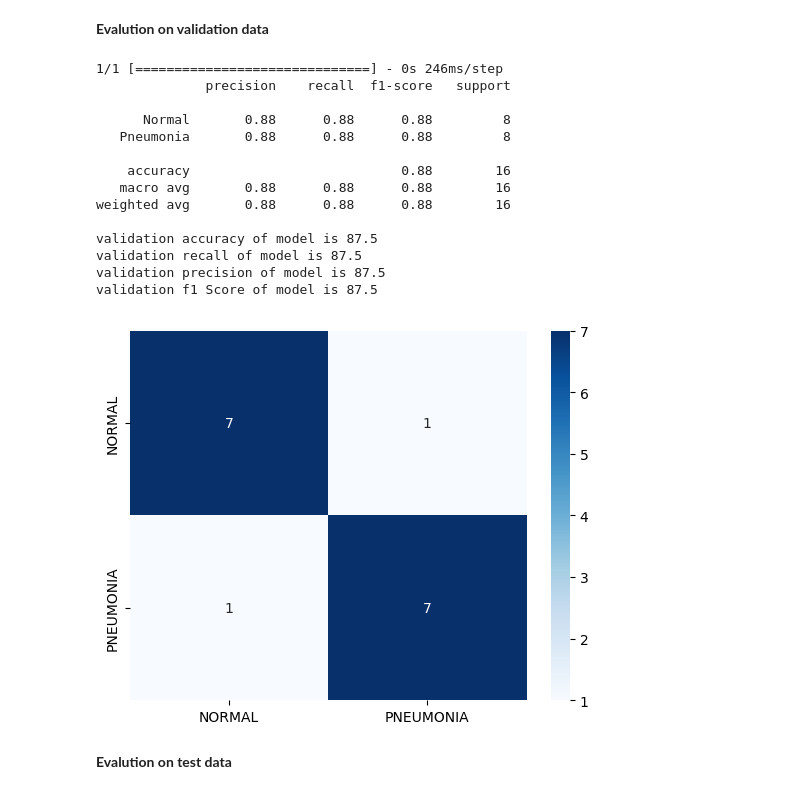
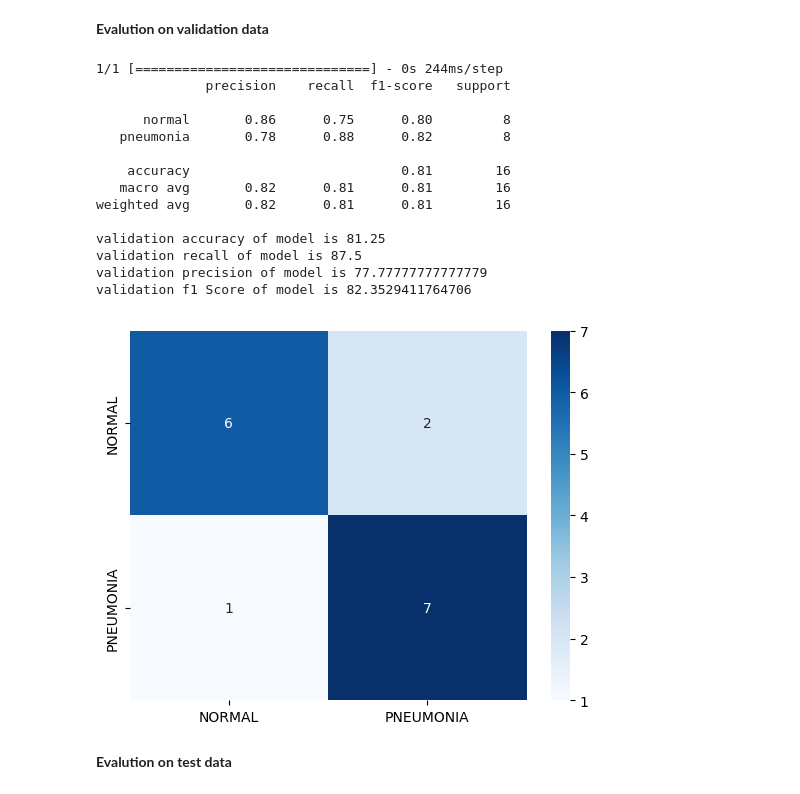
Before and after one commit to dagbelese/ETH-ML4H, a Jupyter notebook: Part 2 Pneumonia Prediction/Project1/PART22403.ipynb, the cells around one changed output. Cells and saved outputs as stored; diff of their text form; code cells hidden in the pictures.

```diff
--- a/Part 2 Pneumonia Prediction/Project1/PART22403.ipynb
+++ b/Part 2 Pneumonia Prediction/Project1/PART22403.ipynb
@@ -413,20 +450,20 @@ pred_eval(cnnt, 'validation')
-# %%
-pred_eval(cnnt, 'validation')
-# %% [output]
-1/1 [==============================] - 0s 246ms/step
-              precision    recall  f1-score   support
-
-      Normal       0.88      0.88      0.88         8
-   Pneumonia       0.88      0.88      0.88         8
-
-    accuracy                           0.88        16
-   macro avg       0.88      0.88      0.88        16
-weighted avg       0.88      0.88      0.88        16
-
-validation accuracy of model is 87.5
-validation recall of model is 87.5
-validation precision of model is 87.5
-validation f1 Score of model is 87.5
-[figure, removed]
+# %%
+pred_eval(c3, 'validation')
+# %% [output]
+1/1 [==============================] - 0s 244ms/step
+              precision    recall  f1-score   support
+
+      normal       0.86      0.75      0.80         8
+   pneumonia       0.78      0.88      0.82         8
+
+    accuracy                           0.81        16
+   macro avg       0.82      0.81      0.81        16
+weighted avg       0.82      0.81      0.81        16
+
+validation accuracy of model is 81.25
+validation recall of model is 87.5
+validation precision of model is 77.77777777777779
+validation f1 Score of model is 82.3529411764706
+[figure, added]
 # %% [markdown]
 **Evalution on test data**
```
Also changed, not shown: parts of 13 cells of this notebook, 11 other files.
